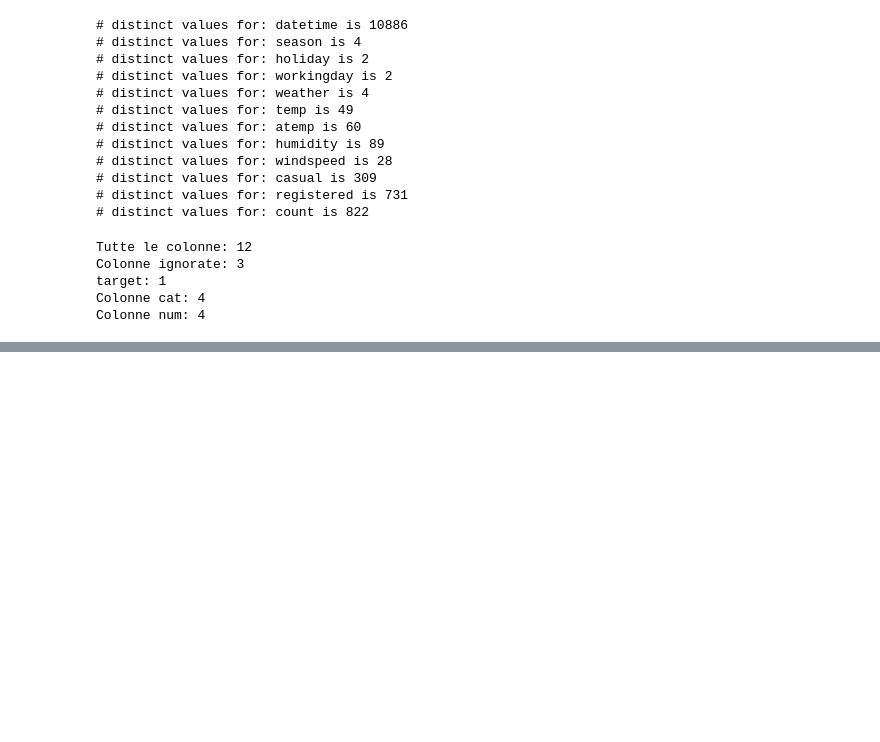
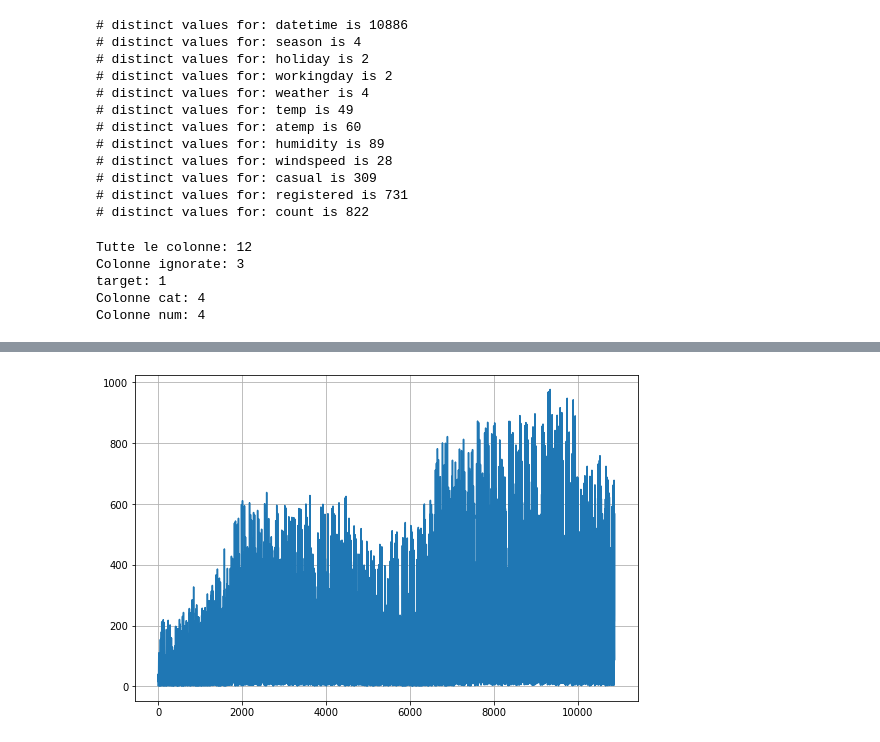
Before and after one commit to luigisaetta/bike-sharing-forecast, a Jupyter notebook: eda1.ipynb, the cells around one changed output, grey strips where cells are left out. Saved outputs shown, nothing was run; the diff lists cells and outputs as text; code cells hidden in the pictures; blank space fills up the shorter version.

```diff
--- a/eda1.ipynb
+++ b/eda1.ipynb
@@ -6,5 +8,7 @@ import numpy as np
 # %%
 # globals
+FIGSIZE = (9, 6)
+
 FILE_TRAIN = "train.csv"
 # %%
 train_orig = pd.read_csv(FILE_TRAIN)
@@ -96,3 +100,13 @@ train_orig.describe()
 | 50% | 3.000000 | 0.000000 | 1.000000 | 1.000000 | 20.50000 | 24.240000 | 62.000000 | 12.998000 | 17.000000 | 118.000000 | ... |
 | 75% | 4.000000 | 0.000000 | 1.000000 | 2.000000 | 26.24000 | 31.060000 | 77.000000 | 16.997900 | 49.000000 | 222.000000 | ... |
 | max | 4.000000 | 1.000000 | 1.000000 | 4.000000 | 41.00000 | 45.455000 | 100.000000 | 56.996900 | 367.000000 | 886.000000 | ... |
+# %%
+%matplotlib inline
+# plot the temporal behaviour for count
+
+plt.figure(figsize=FIGSIZE)
+plt.plot(train_orig['count'])
+plt.grid(True)
+plt.show()
+# %% [output]
+[figure, added]
```
Also changed, not shown: parts of 1 cell of this notebook, 9 other files.
